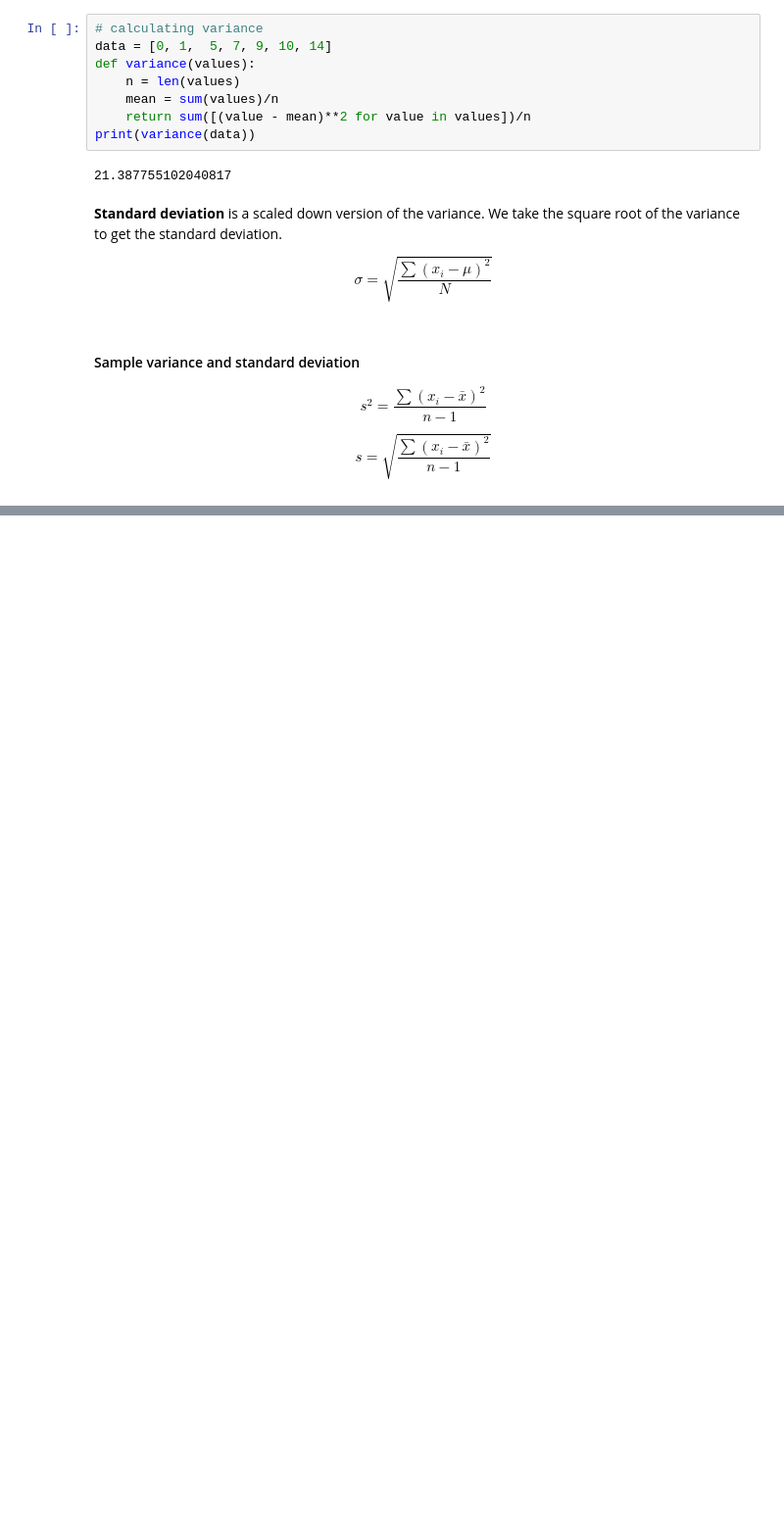
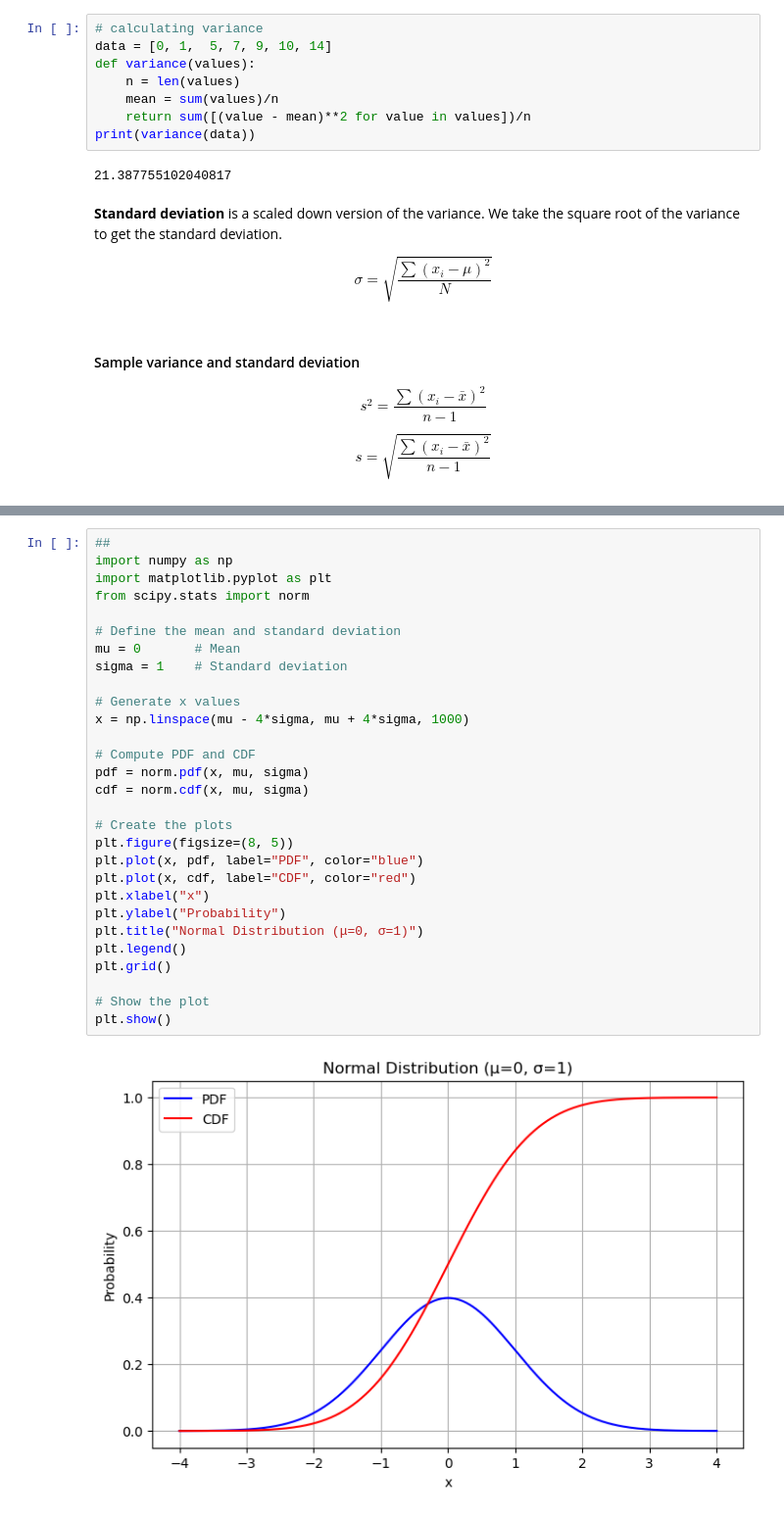
Before and after one commit to Abdullahi-a-hussein/essential-math-for-stats, a Jupyter notebook: notes.ipynb, the cells around one changed output, grey strips where cells are left out. Shown: that part at 98% size. Drawn from its saved outputs; the diff is of its cells as text; blank space fills up the shorter version.

Commit message:
Add normal distribution implementation:

```diff
--- a/notes.ipynb
+++ b/notes.ipynb
@@ -421,0 +437,31 @@ $$
+# %%
+##
+import numpy as np
+import matplotlib.pyplot as plt
+from scipy.stats import norm
+
+# Define the mean and standard deviation
+mu = 0       # Mean
+sigma = 1    # Standard deviation
+
+# Generate x values
+x = np.linspace(mu - 4*sigma, mu + 4*sigma, 1000)
+
+# Compute PDF and CDF
+pdf = norm.pdf(x, mu, sigma)
+cdf = norm.cdf(x, mu, sigma)
+
+# Create the plots
+plt.figure(figsize=(8, 5))
+plt.plot(x, pdf, label="PDF", color="blue")
+plt.plot(x, cdf, label="CDF", color="red")
+plt.xlabel("x")
+plt.ylabel("Probability")
+plt.title("Normal Distribution (μ=0, σ=1)")
+plt.legend()
+plt.grid()
+
+# Show the plot
+plt.show()
+# %% [output]
+[figure, added]
```
Also changed, not shown: parts of 5 cells of this notebook.
